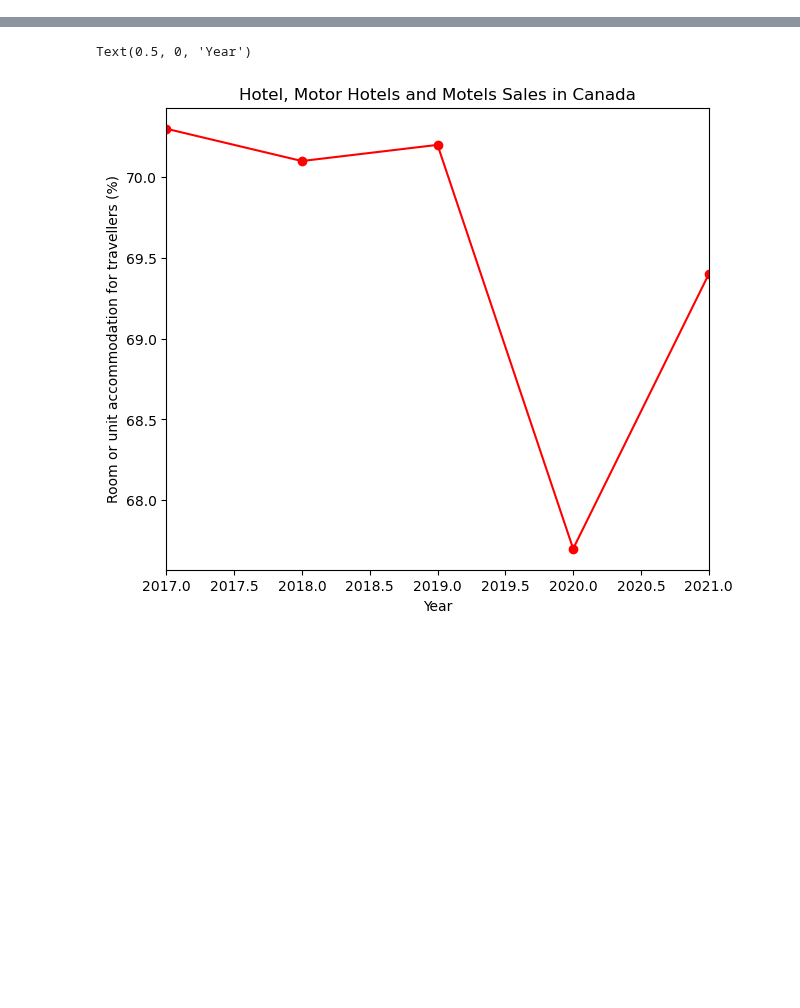
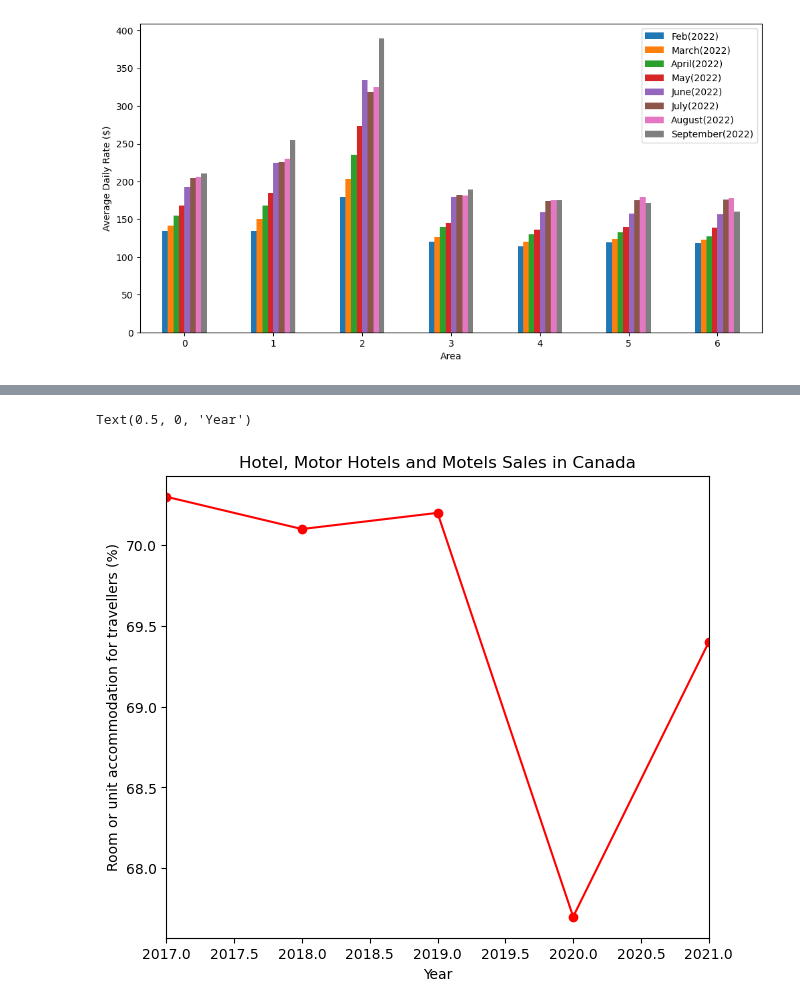
Before and after one commit to AleMori22/Project_1_repo, a Jupyter notebook: Demographics-Tourism.ipynb, the cells around one changed output, grey strips where cells are left out. Cells and saved outputs as stored; diff of their text form; code cells hidden in the pictures; blank space fills up the shorter version.

```diff
--- a/Demographics-Tourism.ipynb
+++ b/Demographics-Tourism.ipynb
@@ -40,0 +30,11 @@ plt.show()
+# %%
+starter2 = pd.read_csv('AverageDailyRate.csv')
+#print(starter2)
+
+ADR_2022 = starter2[["Feb(2022)", "March(2022)", "April(2022)", "May(2022)", "June(2022)", "July(2022)", "August(2022)", "September(2022)"]]
+
+ADR_2022.plot(kind = "bar", figsize =(12,6), rot = 0, ylabel = "Average Daily Rate ($)", xlabel = "Area")
+
+plt.show()
+# %% [output]
+[figure, added]
```
Also changed, not shown: parts of 7 cells of this notebook, 3 other files.
